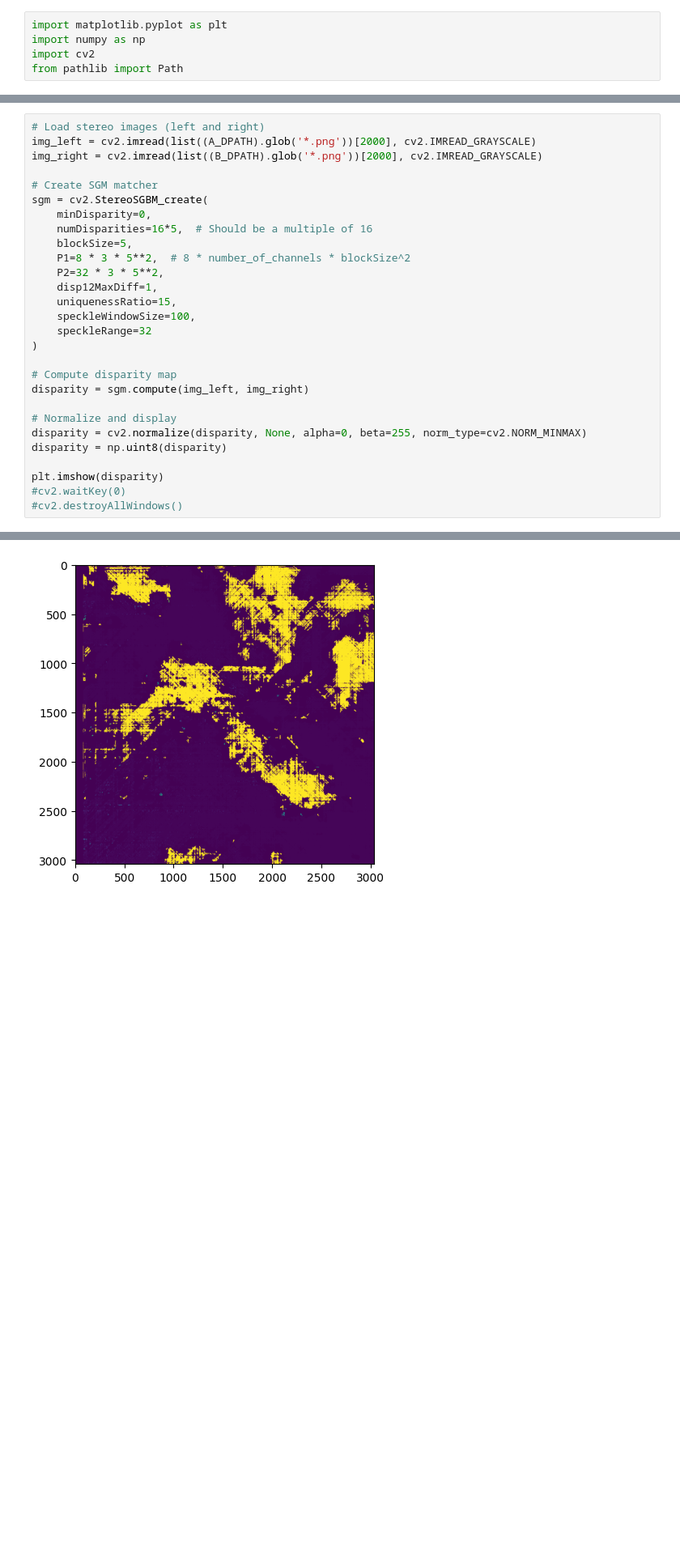
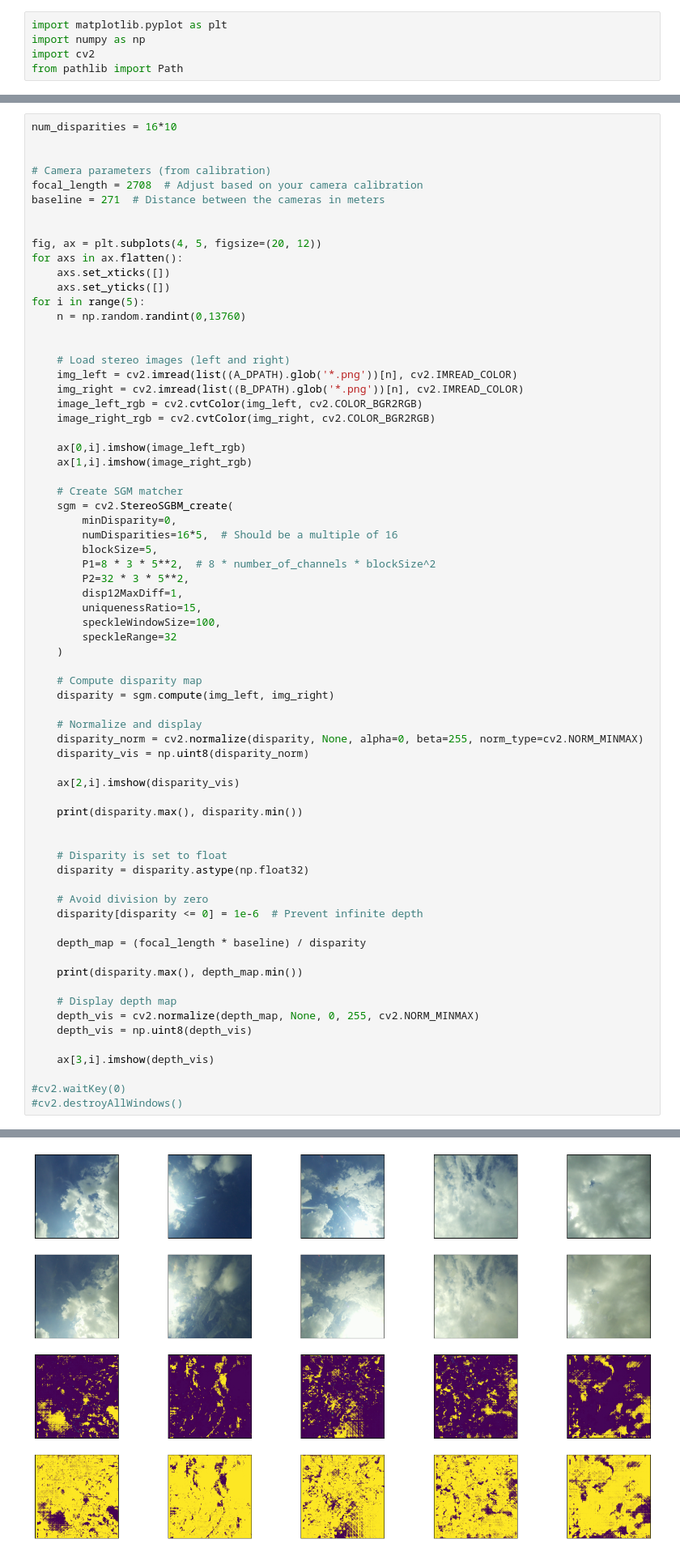
Before and after one commit to isaachcamp/iecdt-computer-vision-group-proj, a Jupyter notebook: stereo.ipynb, the cells around one changed output, grey strips where cells are left out. Shown at 81% size. Cells and saved outputs as stored; diff of their text form; blank space fills up the shorter version.

Commit message:
wrote code for stereo depth

```diff
--- a/stereo.ipynb
+++ b/stereo.ipynb
@@ -24,29 +21,70 @@ for i in range(5):
 # %%
-# Load stereo images (left and right)
-img_left = cv2.imread(list((A_DPATH).glob('*.png'))[2000], cv2.IMREAD_GRAYSCALE)
-img_right = cv2.imread(list((B_DPATH).glob('*.png'))[2000], cv2.IMREAD_GRAYSCALE)
+num_disparities = 16*10
 
-# Create SGM matcher
-sgm = cv2.StereoSGBM_create(
-    minDisparity=0,
-    numDisparities=16*5,  # Should be a multiple of 16
-    blockSize=5,
-    P1=8 * 3 * 5**2,  # 8 * number_of_channels * blockSize^2
-    P2=32 * 3 * 5**2,
-    disp12MaxDiff=1,
-    uniquenessRatio=15,
-    speckleWindowSize=100,
-    speckleRange=32
-)
 
-# Compute disparity map
-disparity = sgm.compute(img_left, img_right)
+# Camera parameters (from calibration)
+focal_length = 2708  # Adjust based on your camera calibration
+baseline = 271  # Distance between the cameras in meters
 
-# Normalize and display
-disparity = cv2.normalize(disparity, None, alpha=0, beta=255, norm_type=cv2.NORM_MINMAX)
-disparity = np.uint8(disparity)
 
-plt.imshow(disparity)
+fig, ax = plt.subplots(4, 5, figsize=(20, 12))
+for axs in ax.flatten():
+    axs.set_xticks([])
+    axs.set_yticks([])
+for i in range(5):
+    n = np.random.randint(0,13760)
+
+
+    # Load stereo images (left and right)
+    img_left = cv2.imread(list((A_DPATH).glob('*.png'))[n], cv2.IMREAD_COLOR)
+    img_right = cv2.imread(list((B_DPATH).glob('*.png'))[n], cv2.IMREAD_COLOR)
+    image_left_rgb = cv2.cvtColor(img_left, cv2.COLOR_BGR2RGB)
+    image_right_rgb = cv2.cvtColor(img_right, cv2.COLOR_BGR2RGB)
+
+    ax[0,i].imshow(image_left_rgb)
+    ax[1,i].imshow(image_right_rgb)
+
+    # Create SGM matcher
+    sgm = cv2.StereoSGBM_create(
+        minDisparity=0,
+        numDisparities=16*5,  # Should be a multiple of 16
+        blockSize=5,
+        P1=8 * 3 * 5**2,  # 8 * number_of_channels * blockSize^2
+        P2=32 * 3 * 5**2,
+        disp12MaxDiff=1,
+        uniquenessRatio=15,
+        speckleWindowSize=100,
+        speckleRange=32
+    )
+
+    # Compute disparity map
+    disparity = sgm.compute(img_left, img_right)
+
+    # Normalize and display
+    disparity_norm = cv2.normalize(disparity, None, alpha=0, beta=255, norm_type=cv2.NORM_MINMAX)
+    disparity_vis = np.uint8(disparity_norm)
+
+    ax[2,i].imshow(disparity_vis)
+
+    print(disparity.max(), disparity.min())
+
+
+    # Disparity is set to float
+    disparity = disparity.astype(np.float32)
+
+    # Avoid division by zero
+    disparity[disparity <= 0] = 1e-6  # Prevent infinite depth
+
+    depth_map = (focal_length * baseline) / disparity
+
+    print(disparity.max(), depth_map.min())
+
+    # Display depth map
+    depth_vis = cv2.normalize(depth_map, None, 0, 255, cv2.NORM_MINMAX)
+    depth_vis = np.uint8(depth_vis)
+
+    ax[3,i].imshow(depth_vis)
+
 #cv2.waitKey(0)
 #cv2.destroyAllWindows()
 # %% [output]
@@ -54 +101 @@ plt.imshow(disparity)
-[figure, old version]
+[figure, new version]
```
Also changed, not shown: parts of 3 cells of this notebook.
